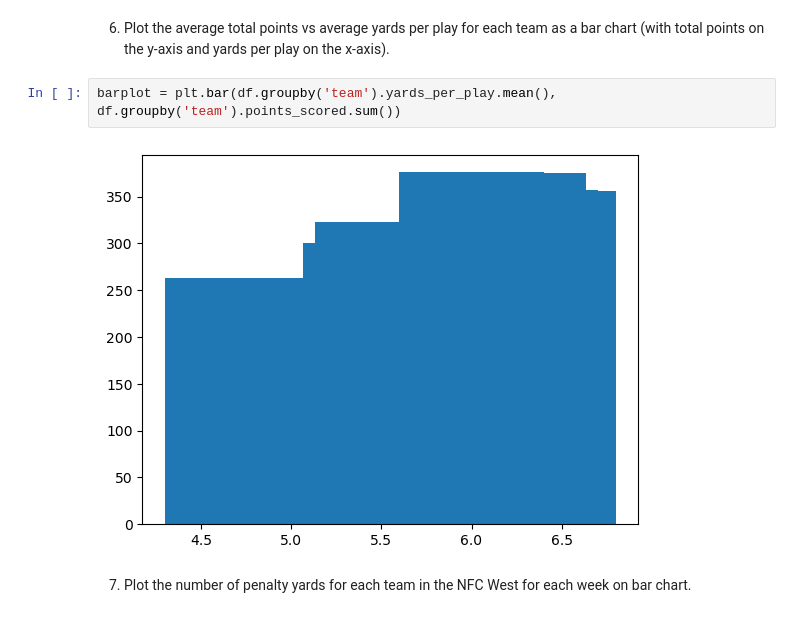
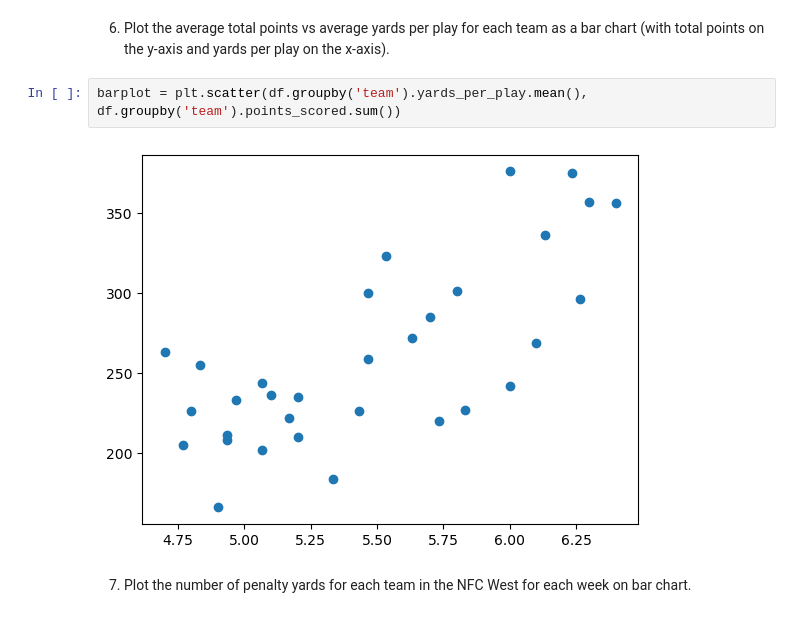
Before and after one commit to LouviersJ/cis277-fa22-Lab5, a Jupyter notebook: Lab5.ipynb, the cells around one changed output. Drawn from its saved outputs; the diff is of its cells as text.

```diff
--- a/Lab5.ipynb
+++ b/Lab5.ipynb
@@ -70,9 +72,9 @@ plt.plot(df[df.team == 'Baltimore Ravens'].penalty_yards, df.week.unique())
 # %% [markdown]
 6. Plot the average total points vs average yards per play for each team as a bar chart (with total points on the y-axis and yards per play on the x-axis).
 # %%
-barplot = plt.bar(df.groupby('team').yards_per_play.mean(), df.groupby('team').points_scored.sum())
+barplot = plt.scatter(df.groupby('team').yards_per_play.mean(), df.groupby('team').points_scored.sum())
 # %% [output]
-[figure, old version]
+[figure, new version]
 # %% [markdown]
 7. Plot the number of penalty yards for each team in the NFC West for each week on bar chart.
 # %% [markdown]
```
Also changed, not shown: parts of 2 cells of this notebook.
